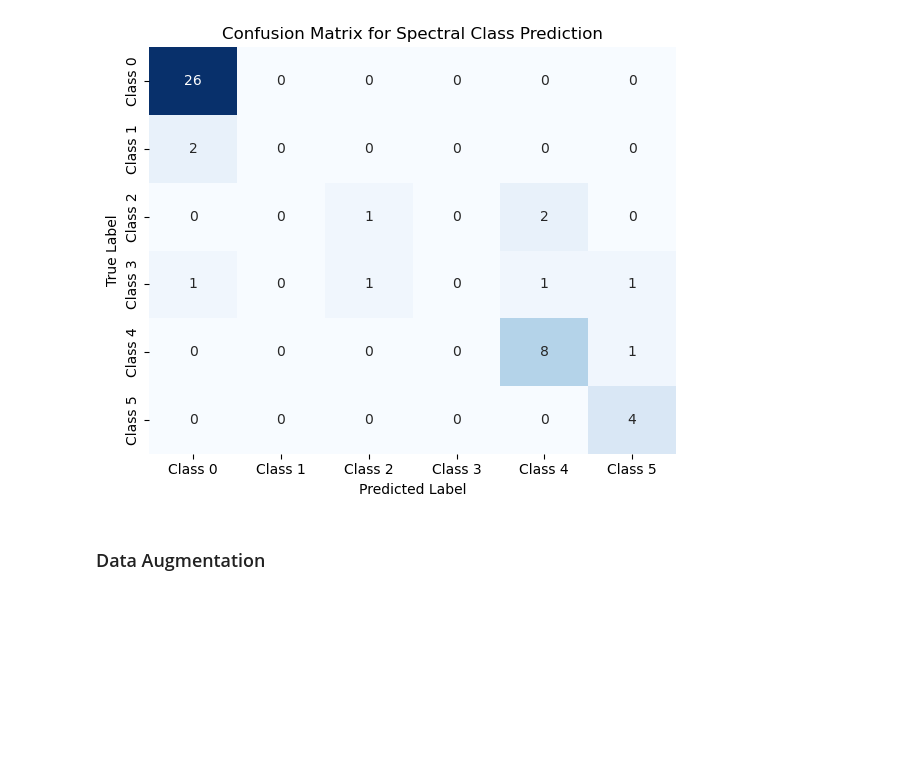
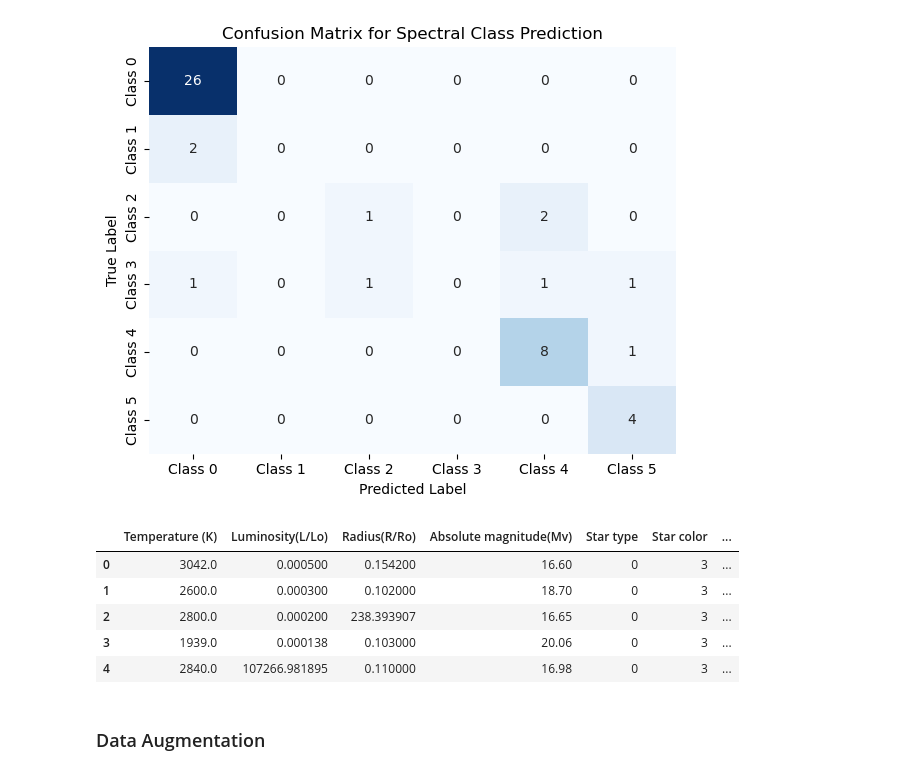
Before and after one commit to Sunnyshio/Spectral-Classification-of-a-Star, a Jupyter notebook: Spectral_classification_of_a_star.ipynb, the cells around one changed output. Cells and saved outputs as stored; diff of their text form; code cells hidden in the pictures; blank space fills up the shorter version.

```diff
--- a/Spectral_classification_of_a_star.ipynb
+++ b/Spectral_classification_of_a_star.ipynb
@@ -328,5 +331,14 @@ plt.tight_layout()
 plt.show()
 # %% [output]
 [figure]
+# %%
+df.head()
+# %% [output]
+|  | Temperature (K) | Luminosity(L/Lo) | Radius(R/Ro) | Absolute magnitude(Mv) | Star type | Star color | ... |
+| 0 | 3042.0 | 0.000500 | 0.154200 | 16.60 | 0 | 3 | ... |
+| 1 | 2600.0 | 0.000300 | 0.102000 | 18.70 | 0 | 3 | ... |
+| 2 | 2800.0 | 0.000200 | 238.393907 | 16.65 | 0 | 3 | ... |
+| 3 | 1939.0 | 0.000138 | 0.103000 | 20.06 | 0 | 3 | ... |
+| 4 | 2840.0 | 107266.981895 | 0.110000 | 16.98 | 0 | 3 | ... |
 # %% [markdown]
 ### Data Augmentation
```
Also changed, not shown: parts of 2 cells of this notebook.
